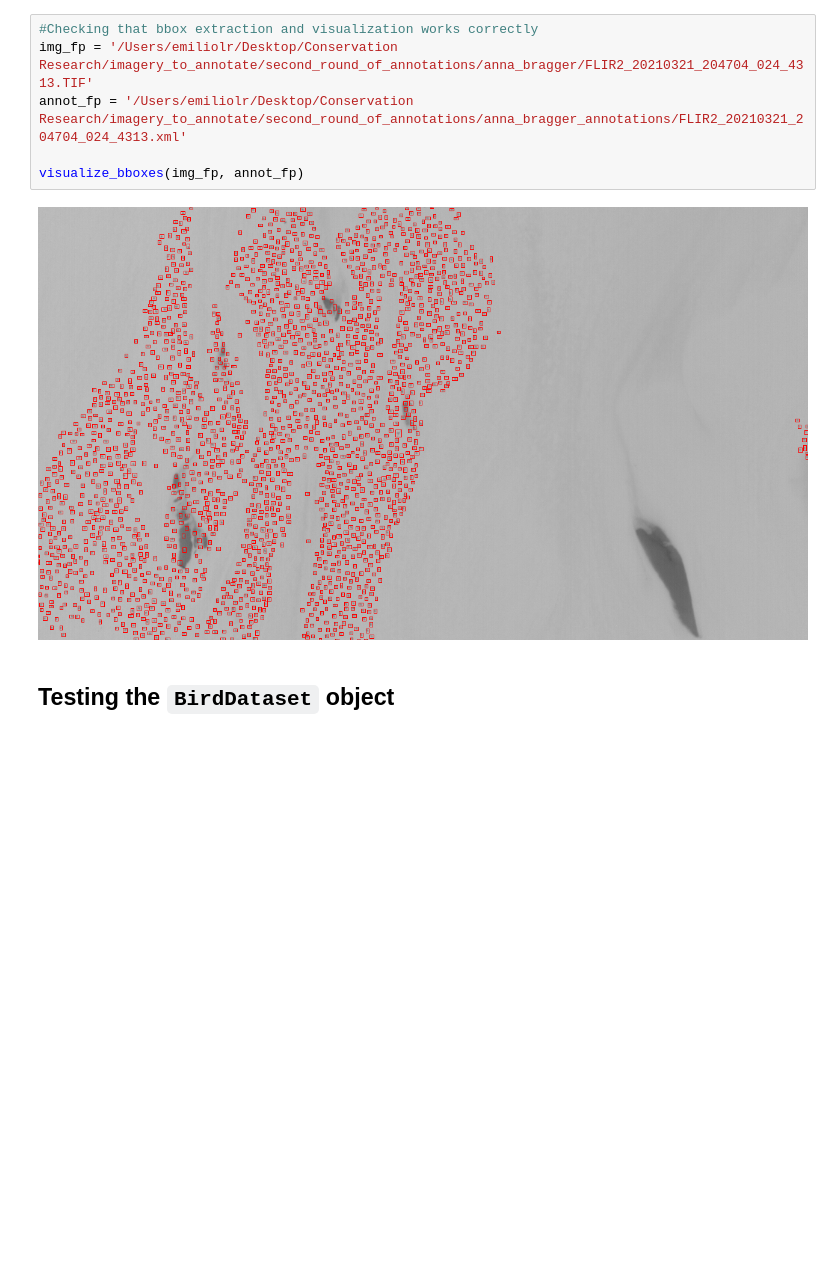
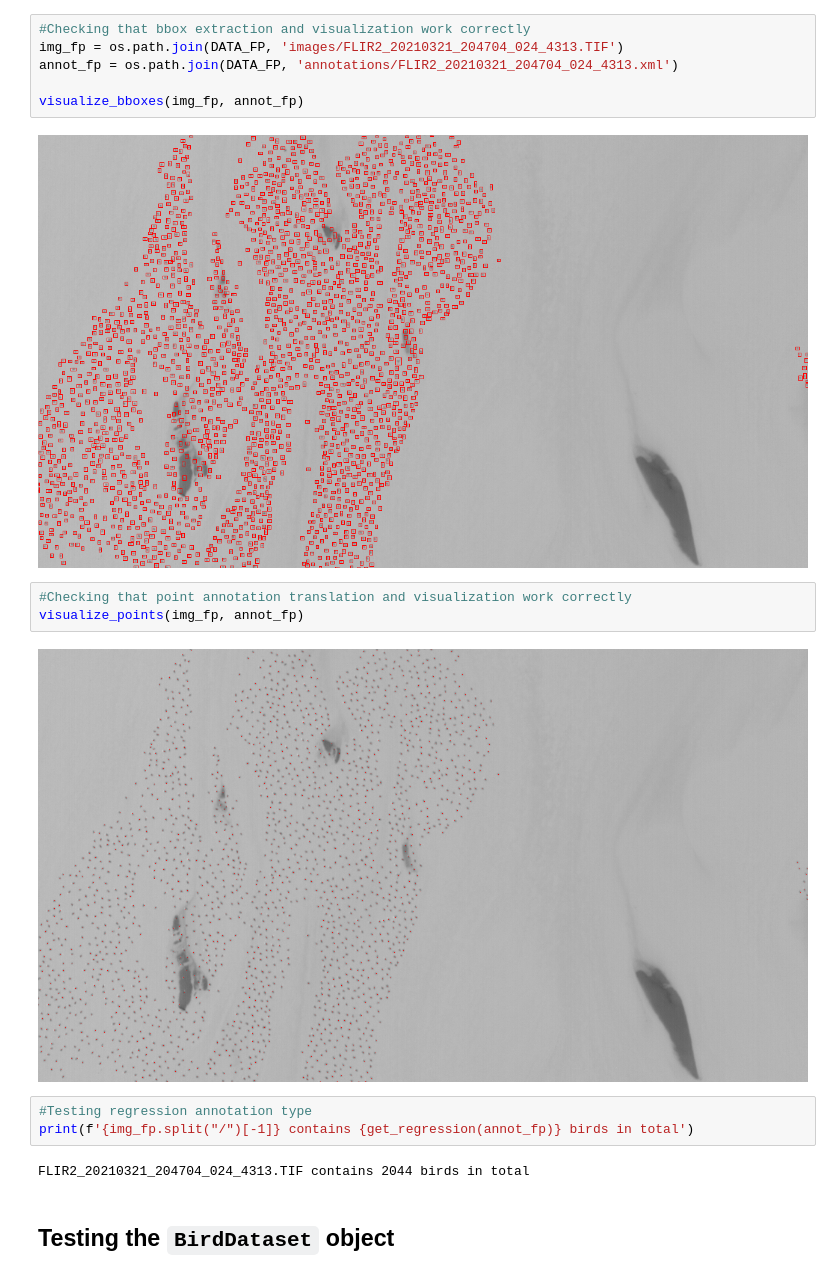
Before and after one commit to emiliolr/counting-cranes, a Jupyter notebook: miscellaneous/tests.ipynb, the cells around one changed output. Drawn from its saved outputs; the diff is of its cells as text; blank space fills up the shorter version.

Commit message:
Added methods to translate annotation types

```diff
--- a/miscellaneous/tests.ipynb
+++ b/miscellaneous/tests.ipynb
@@ -18,13 +19,23 @@ SEED = config['random_seed']
 # %% [markdown]
 ## Testing utility functions (`utils.py`)
 # %%
-#Checking that bbox extraction and visualization works correctly
-img_fp = '/Users/emiliolr/Desktop/Conservation Research/imagery_to_annotate/second_round_of_annotations/anna_bragger/FLIR2_20210321_204704_024_4313.TIF'
-annot_fp = '/Users/emiliolr/Desktop/Conservation Research/imagery_to_annotate/second_round_of_annotations/anna_bragger_annotations/FLIR2_20210321_204704_024_4313.xml'
+#Checking that bbox extraction and visualization work correctly
+img_fp = os.path.join(DATA_FP, 'images/FLIR2_20210321_204704_024_4313.TIF')
+annot_fp = os.path.join(DATA_FP, 'annotations/FLIR2_20210321_204704_024_4313.xml')
 
 visualize_bboxes(img_fp, annot_fp)
 # %% [output]
 [figure]
+# %%
+#Checking that point annotation translation and visualization work correctly
+visualize_points(img_fp, annot_fp)
+# %% [output]
+[figure, added]
+# %%
+#Testing regression annotation type
+print(f'{img_fp.split("/")[-1]} contains {get_regression(annot_fp)} birds in total')
+# %% [output]
+FLIR2_20210321_204704_024_4313.TIF contains 2044 birds in total
 # %% [markdown]
 ## Testing the `BirdDataset` object
 # %%
```
Also changed, not shown: parts of 1 cell of this notebook, 3 other files.
